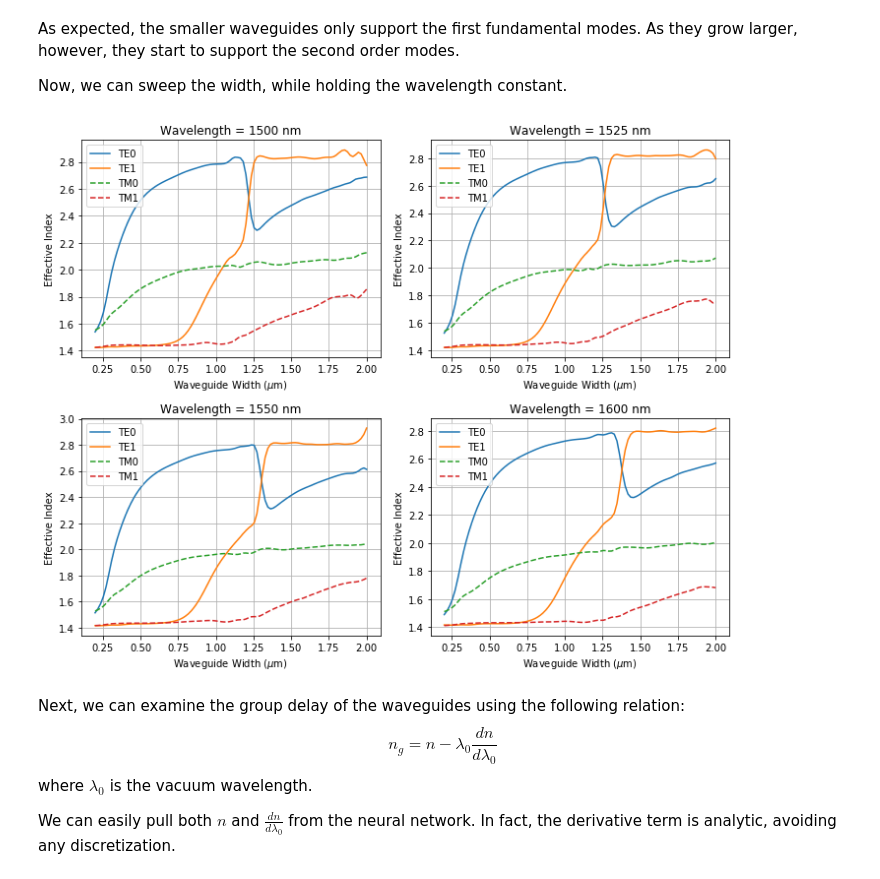
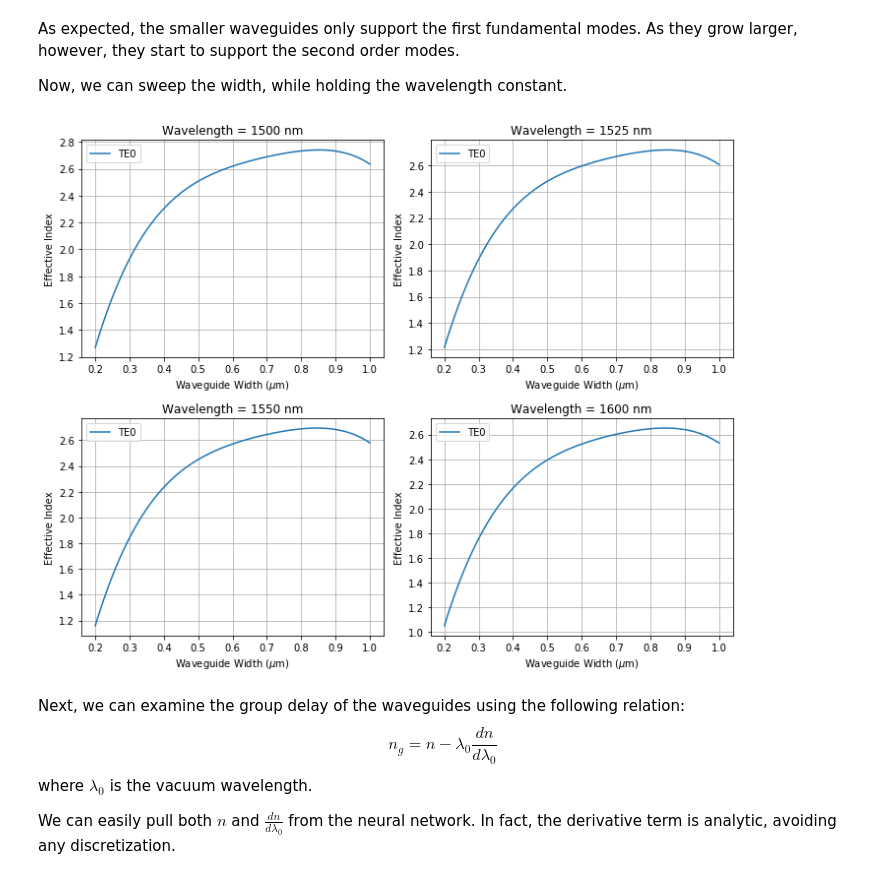
Before and after one commit to BYUCamachoLab/SiPANN, a Jupyter notebook: examples/waveguide.ipynb, the cells around one changed output. Cells and saved outputs as stored; diff of their text form; code cells hidden in the pictures.

```diff
--- a/examples/waveguide.ipynb
+++ b/examples/waveguide.ipynb
@@ -32,7 +36,7 @@ First, let's take a typical 500nm x 220 nm waveguide and look at the fundamental
 wavelength = np.linspace(1.5,1.6,100)
 width      = np.array([0.3,0.5,0.7,1])
 thickness  = 0.22
-TE0,TE1,TE2,TM0,TM1,TM2 = SiP.straightWaveguide(wavelength,width,thickness)
+TE0 = nn.straightWaveguide(wavelength,width,thickness)
 
 
 # Iterate through all the waveguide widths
@@ -40,9 +44,9 @@ plt.figure(figsize=(10, 8))
 for k in range(width.size):
     plt.subplot(2,2,k+1)
     plt.plot(wavelength,TE0[:,k,0],label='TE0')
-    plt.plot(wavelength,TE1[:,k,0],label='TE1')
-    plt.plot(wavelength,TM0[:,k,0],label='TM0')
-    plt.plot(wavelength,TM1[:,k,0],label='TM1')
+#     plt.plot(wavelength,TE1[:,k,0],label='TE1')
+#     plt.plot(wavelength,TM0[:,k,0],label='TM0')
+#     plt.plot(wavelength,TM1[:,k,0],label='TM1')
     plt.grid(True)
     plt.title("Waveguide Width = {0:.0f} nm".format(width[k]*1e3))
     plt.xlabel('Wavelength ($\mu$m)')
@@ -59,30 +63,30 @@ Now, we can sweep the width, while holding the wavelength constant.
 # %%
 # All units are in microns
 wavelength = np.array([1.5,1.525,1.55,1.6])
-width      = np.linspace(0.2,2.0,100)
+width      = np.linspace(0.2,1.0,100)
 thickness  = 0.22
 
 # This is the only function needed
-TE0,TE1,TE2,TM0,TM1,TM2 = SiP.straightWaveguide(wavelength,width,thickness)
+TE0 = nn.straightWaveguide(wavelength,width,thickness)
 # The outputs are each multidimensional arrays to reflect each of the possible input parameters.
 
 # Iterate through all the waveguide widths
 plt.figure(figsize=(10, 8))
 for k in range(wavelength.size):
     plt.subplot(2,2,k+1)
     plt.plot(width,TE0[k,:,0],label='TE0')
-    plt.plot(width,TE1[k,:,0],label='TE1')
-    plt.plot(width,TM0[k,:,0],'--',label='TM0')
-    plt.plot(width,TM1[k,:,0],'--',label='TM1')
+#     plt.plot(width,TE1[k,:,0],label='TE1')
+#     plt.plot(width,TM0[k,:,0],'--',label='TM0')
+#     plt.plot(width,TM1[k,:,0],'--',label='TM1')
     plt.grid(True)
     plt.title("Wavelength = {0:.0f} nm".format(wavelength[k]*1e3))
     plt.xlabel('Waveguide Width ($\mu$m)')
     plt.ylabel('Effective Index')
     plt.legend()
 plt.tight_layout()
 plt.show()
 # %% [output]
-[figure, old version]
+[figure, new version]
 # %% [markdown]
 Next, we can examine the group delay of the waveguides using the following relation:
 $$n_g=n-\lambda_0\frac{dn}{d\lambda_0} $$
```
Also changed, not shown: parts of 8 cells of this notebook, 9 other files.
